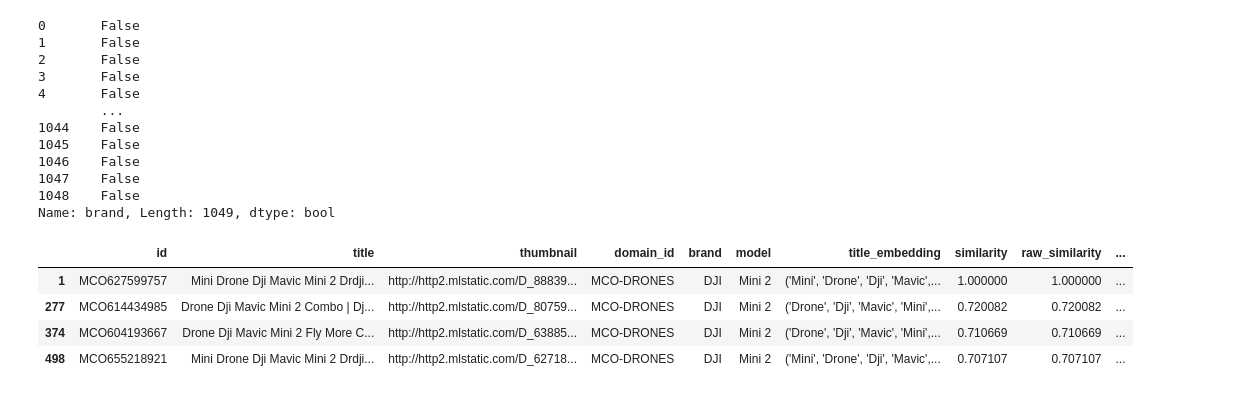
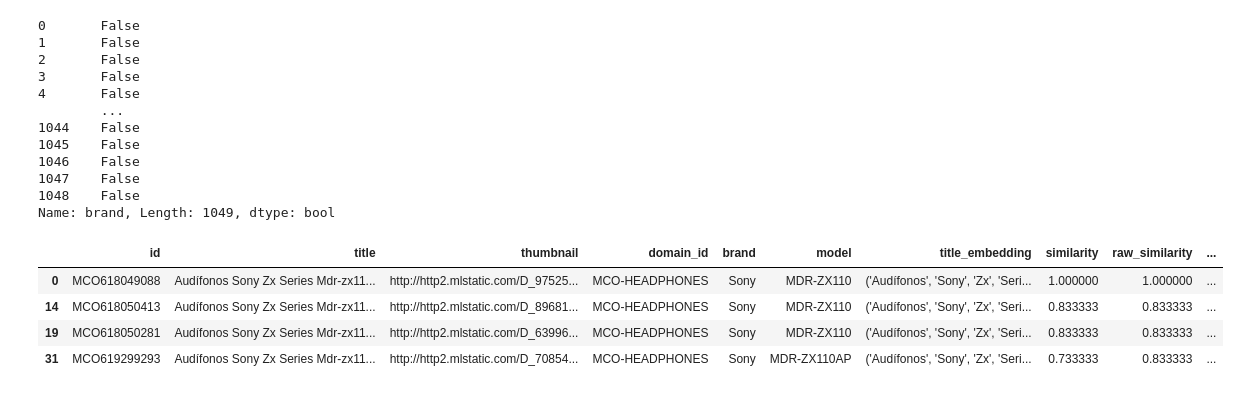
Before and after one commit to cazdlt/meli-recruitment, a Jupyter notebook: sites.ipynb, the cells around one changed output. Cells and saved outputs as stored; diff of their text form; code cells hidden in the pictures.

```diff
--- a/sites.ipynb
+++ b/sites.ipynb
@@ -139,5 +136,9 @@ tfidf = TfidfVectorizer(tokenizer=tokenizer, preprocessor=preprocessor).fit(
 # %%
 class Embedding(Protocol):
+    @classmethod
+    def initialize(cls, corpus: list[str]) -> None:
+        ...
+
     def similarity(self, other: "Embedding") -> float:
         ...
 # %%
@@ -153,8 +158,14 @@ class SpacyEmbedding:
 # %%
 class BagOfWordsEmbedding:
     def __init__(self, text: str):
-        self.embedding = bow.transform([text])[0]
+        self.embedding = self.bow.transform([text])[0]
         self.tokens = tokenizer(text)
+
+    @classmethod
+    def initialize(cls, corpus: list[str]) -> None:
+        cls.bow = CountVectorizer(tokenizer=tokenizer, preprocessor=preprocessor).fit(
+            corpus
+        )
 
     def similarity(self, other: "BagOfWordsEmbedding") -> float:
         return cosine_similarity(self.embedding, other.embedding)[0][0]
@@ -172,10 +189,3 @@ class TFIDFEmbedding:
 
     def __repr__(self):
         return str(tuple(self.tokens))
-# %%
-EMBEDDING_COLS = ["title"]  # , "brand", "model"]
-embedding_type = BagOfWordsEmbedding
-
-for col in EMBEDDING_COLS:
-    df[f"{col}_embedding"] = df[col].apply(embedding_type)
-df
@@ -195,0 +192,15 @@ df
+# %%
+from typing import Type
+
+
+def find_embeddings(df, embedding_type: Type[Embedding], embedding_cols: tuple[str]):
+
+    embedding_type.initialize(df.title)
+    for col in embedding_cols:
+        df[f"{col}_embedding"] = df[col].apply(embedding_type)
+    return df
+
+
+EMBEDDING_COLS = ("title",)  # , "brand", "model"]
+df = find_embeddings(df, BagOfWordsEmbedding, EMBEDDING_COLS)
+df
@@ -239,36 +264,36 @@ def find_similar_products(
     df: pd.DataFrame,
     product_id: str,
     embedding_feature="title_embedding",
     penalty_features=["brand", "domain_id"],
     penalty_value=0.1,
     threshold=0.7,
 ):
     details = df.copy()
     product = df.set_index("id").loc[product_id]
     details["similarity"] = find_similarities(
         df, product[embedding_feature], embedding_feature
     )
     details["raw_similarity"] = details.similarity.copy()
 
     for penalty_feature in penalty_features:
         is_exact_match = feature_exact_match(
             df, penalty_feature, product[penalty_feature]
         )
         details[f"{penalty_feature}_penalty"] = (
             ~is_exact_match * penalty_value if pd.notna(product[penalty_feature]) else 0
         )
         details["similarity"] -= details[f"{penalty_feature}_penalty"]
 
     products_above_threshold = details[details["similarity"] > threshold]
     similar_products = details.loc[products_above_threshold.index]
     return similar_products, details
 
 
-PENALTY_FEATURES = ["brand", "domain_id", "model"]
-find_similar_products(df, "MCO627599757", penalty_features=PENALTY_FEATURES)[0]
+PENALTY_FEATURES = ("brand", "domain_id", "model")
+find_similar_products(df, "MCO618049088", penalty_features=PENALTY_FEATURES)[0]
 # %% [output]
 |  | id | title | thumbnail | domain_id | brand | model | title_embedding | similarity | raw_similarity | ... |
-| 1 | MCO627599757 | Mini Drone Dji Mavic Mini 2 Drdji... | http://http2.mlstatic.com/D_88839... | MCO-DRONES | DJI | Mini 2 | ('Mini', 'Drone', 'Dji', 'Mavic',... | 1.000000 | 1.000000 | ... |
-| 277 | MCO614434985 | Drone Dji Mavic Mini 2 Combo | Dj... | http://http2.mlstatic.com/D_80759... | MCO-DRONES | DJI | Mini 2 | ('Drone', 'Dji', 'Mavic', 'Mini',... | 0.720082 | 0.720082 | ... |
-| 374 | MCO604193667 | Drone Dji Mavic Mini 2 Fly More C... | http://http2.mlstatic.com/D_63885... | MCO-DRONES | DJI | Mini 2 | ('Drone', 'Dji', 'Mavic', 'Mini',... | 0.710669 | 0.710669 | ... |
-| 498 | MCO655218921 | Mini Drone Dji Mavic Mini 2 Drdji... | http://http2.mlstatic.com/D_62718... | MCO-DRONES | DJI | Mini 2 | ('Mini', 'Drone', 'Dji', 'Mavic',... | 0.707107 | 0.707107 | ... |
+| 0 | MCO618049088 | Audífonos Sony Zx Series Mdr-zx11... | http://http2.mlstatic.com/D_97525... | MCO-HEADPHONES | Sony | MDR-ZX110 | ('Audífonos', 'Sony', 'Zx', 'Seri... | 1.000000 | 1.000000 | ... |
+| 14 | MCO618050413 | Audífonos Sony Zx Series Mdr-zx11... | http://http2.mlstatic.com/D_89681... | MCO-HEADPHONES | Sony | MDR-ZX110 | ('Audífonos', 'Sony', 'Zx', 'Seri... | 0.833333 | 0.833333 | ... |
+| 19 | MCO618050281 | Audífonos Sony Zx Series Mdr-zx11... | http://http2.mlstatic.com/D_63996... | MCO-HEADPHONES | Sony | MDR-ZX110 | ('Audífonos', 'Sony', 'Zx', 'Seri... | 0.833333 | 0.833333 | ... |
+| 31 | MCO619299293 | Audífonos Sony Zx Series Mdr-zx11... | http://http2.mlstatic.com/D_70854... | MCO-HEADPHONES | Sony | MDR-ZX110AP | ('Audífonos', 'Sony', 'Zx', 'Seri... | 0.733333 | 0.833333 | ... |
```
Also changed, not shown: parts of 16 cells of this notebook.
